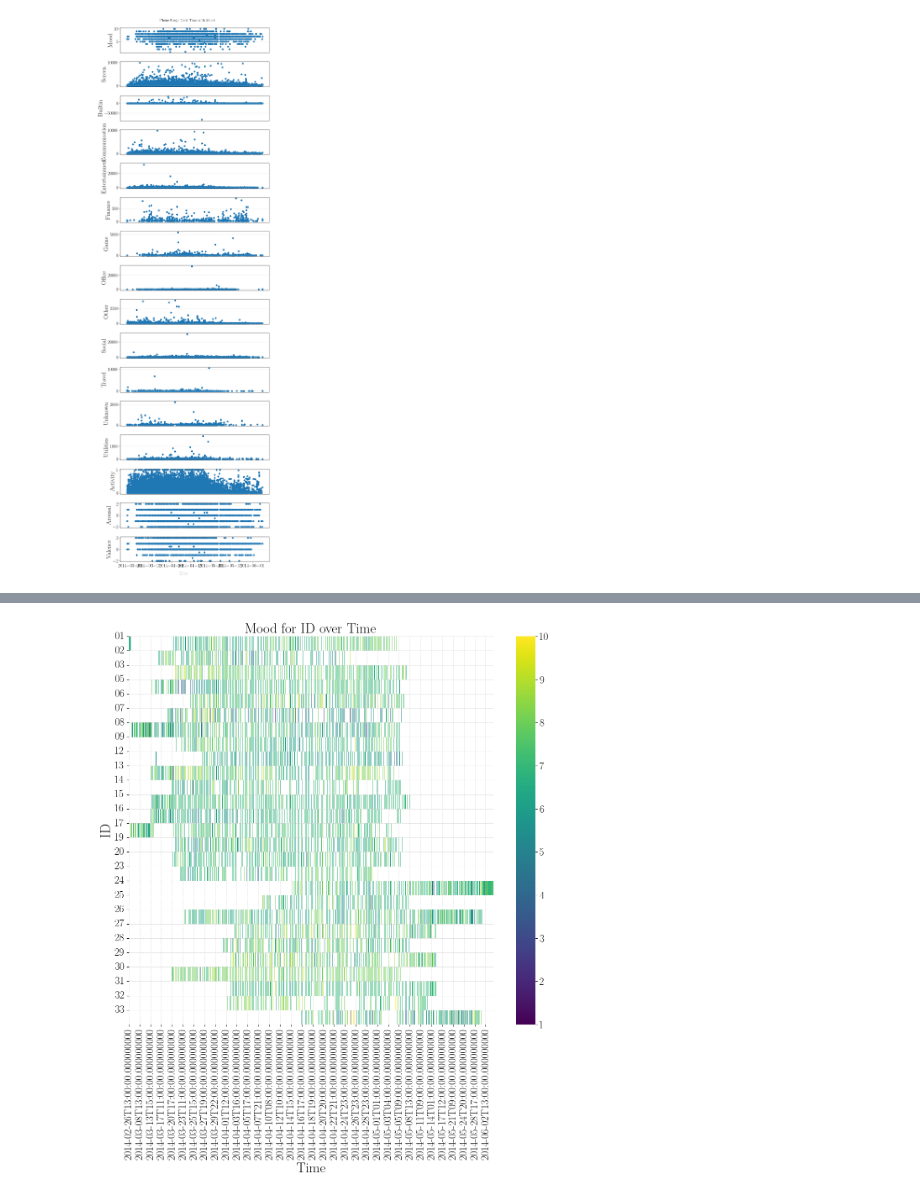
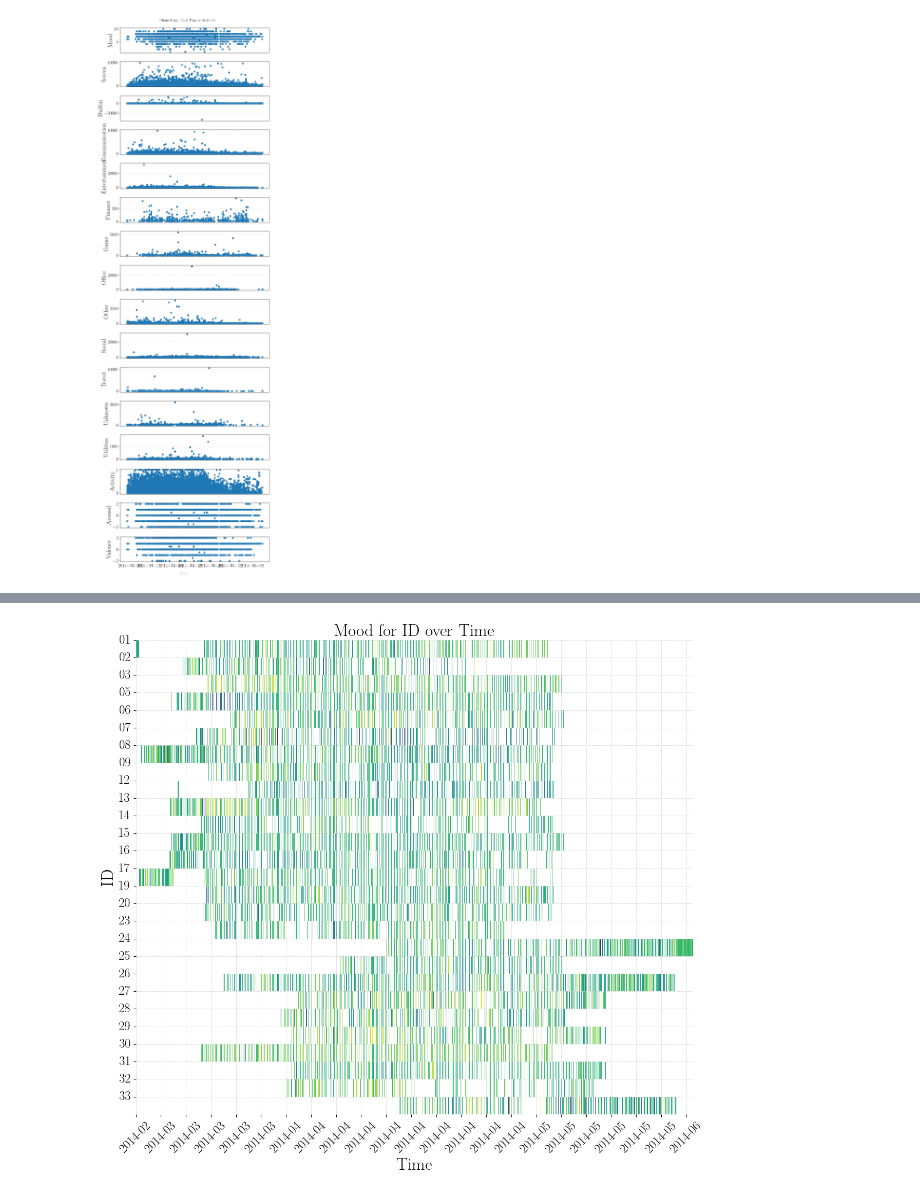
Before and after one commit to AmirSahrani/DMT_Assignments, a Jupyter notebook: notebooks/visualize.ipynb, the cells around one changed output, grey strips where cells are left out. Cells and saved outputs as stored; diff of their text form; code cells hidden in the pictures.

```diff
--- a/notebooks/visualize.ipynb
+++ b/notebooks/visualize.ipynb
@@ -183,16 +189,18 @@ plt.show()
 # %%
 matrix_data = sorted_data.pivot_table(index='id', columns='time', values='mood')
 plt.figure(figsize=(14, 12))
-sns.heatmap(matrix_data, cmap='viridis')
+sns.heatmap(matrix_data, cmap='viridis', cbar=False)
 plt.title('Mood for ID over Time')
 plt.xlabel('Time')
 #plt.xticks([])
-#plt.gca().xaxis.set_major_formatter(mdates.DateFormatter('%b %d'))
+# use column names as labels format time to Y-M
+plt.xticks(ticks=range(0, len(matrix_data.columns), 50), labels=[datetime.strftime(date, '%Y-%m') for date in matrix_data.columns[::50]], rotation=45)
 plt.ylabel('ID')
 plt.yticks(ticks=range(len(sorted_data['id'].unique())), labels=[sorted_data['id'].unique()[i][-2:] for i in range(len(sorted_data['id'].unique()))])
+plt.savefig('../figures/mood_id_time.png')
 plt.show()
 # %% [output]
-[figure, old version]
+[figure, new version]
 # %%
 #Trying polynomial regression for trendlines because otherwise the data is kind of choppy
 
```
Also changed, not shown: parts of 3 cells of this notebook, 19 other files.
